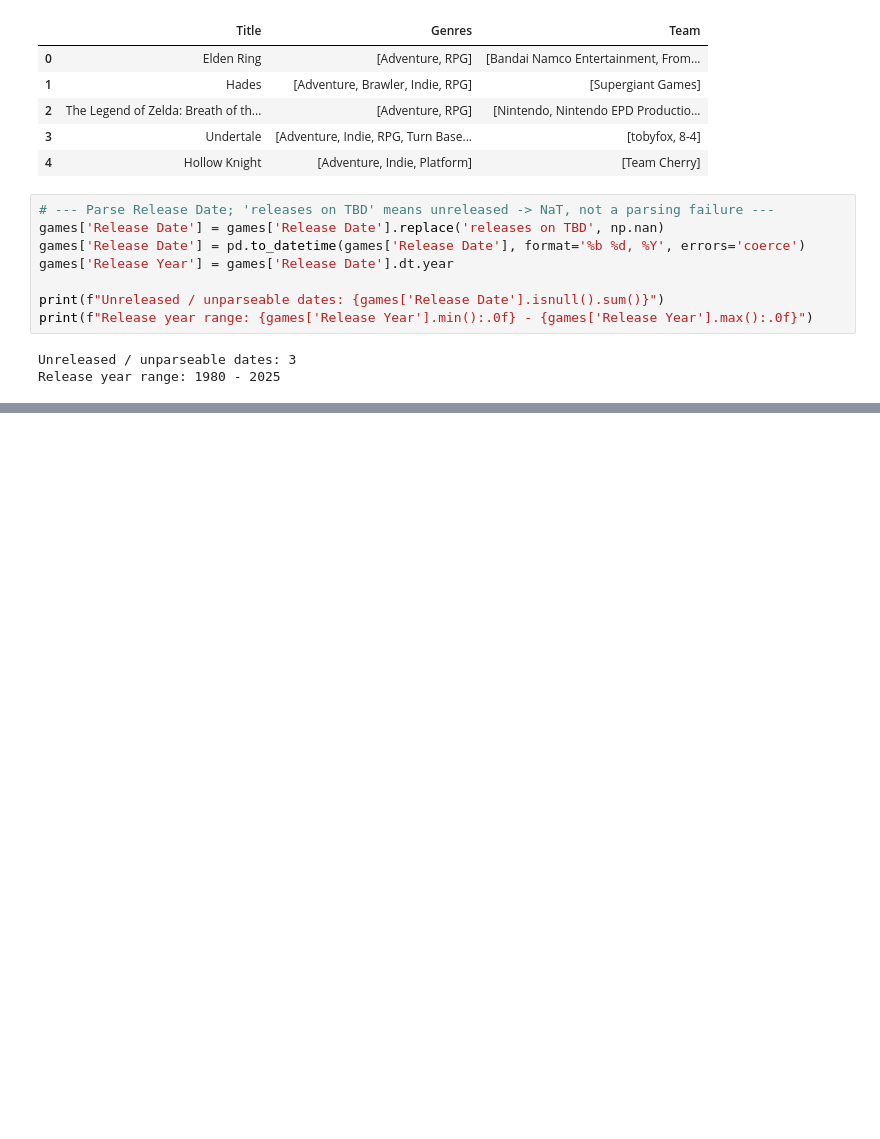
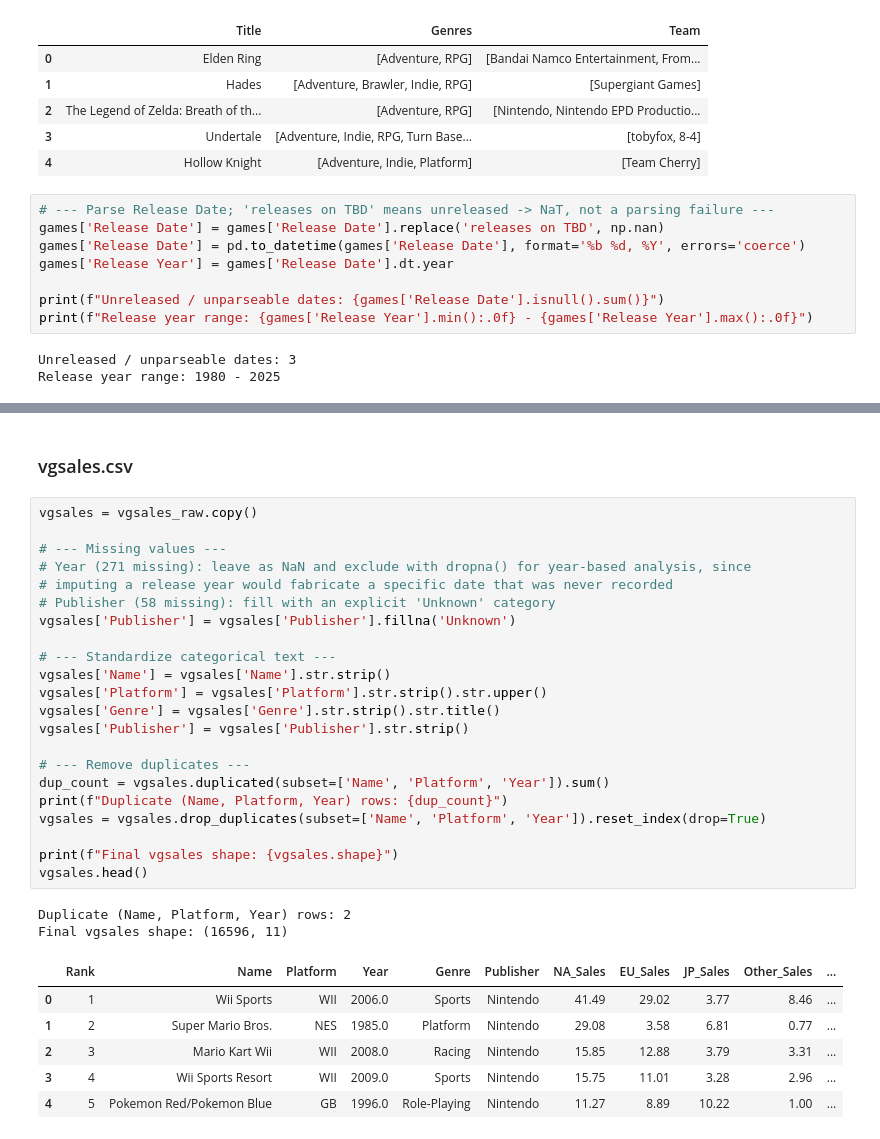
Before and after one commit to Engineer-purvesh18/Game_Analytics, a Jupyter notebook: main.ipynb, the cells around one changed output, grey strips where cells are left out. Drawn from its saved outputs; the diff is of its cells as text; blank space fills up the shorter version.

```diff
--- a/main.ipynb
+++ b/main.ipynb
@@ -187,3 +187,36 @@ Final games shape: (1099, 14)
 | 2 | The Legend of Zelda: Breath of th... | 2017-03-03 | [Nintendo, Nintendo EPD Productio... | 4.4 | 4300.0 | 4300.0 | [Adventure, Rpg] | The Legend of Zelda: Breath of th... | ['This game is the game (that is ... | ... |
 | 3 | Undertale | 2015-09-15 | [tobyfox, 8-4] | 4.2 | 3500.0 | 3500.0 | [Adventure, Indie, Rpg, Turn Base... | A small child falls into the Unde... | ['soundtrack is tied for #1 with ... | ... |
 | 4 | Hollow Knight | 2017-02-24 | [Team Cherry] | 4.4 | 3000.0 | 3000.0 | [Adventure, Indie, Platform] | A 2D metroidvania with an emphasi... | ["this games worldbuilding is inc... | ... |
+# %% [markdown]
+### vgsales.csv
+# %%
+vgsales = vgsales_raw.copy()
+
+# --- Missing values ---
+# Year (271 missing): leave as NaN and exclude with dropna() for year-based analysis, since
+# imputing a release year would fabricate a specific date that was never recorded
+# Publisher (58 missing): fill with an explicit 'Unknown' category
+vgsales['Publisher'] = vgsales['Publisher'].fillna('Unknown')
+
+# --- Standardize categorical text ---
+vgsales['Name'] = vgsales['Name'].str.strip()
+vgsales['Platform'] = vgsales['Platform'].str.strip().str.upper()
+vgsales['Genre'] = vgsales['Genre'].str.strip().str.title()
+vgsales['Publisher'] = vgsales['Publisher'].str.strip()
+
+# --- Remove duplicates ---
+dup_count = vgsales.duplicated(subset=['Name', 'Platform', 'Year']).sum()
+print(f"Duplicate (Name, Platform, Year) rows: {dup_count}")
+vgsales = vgsales.drop_duplicates(subset=['Name', 'Platform', 'Year']).reset_index(drop=True)
+
+print(f"Final vgsales shape: {vgsales.shape}")
+vgsales.head()
+# %% [output]
+Duplicate (Name, Platform, Year) rows: 2
+Final vgsales shape: (16596, 11)
+|  | Rank | Name | Platform | Year | Genre | Publisher | NA_Sales | EU_Sales | JP_Sales | Other_Sales | ... |
+| 0 | 1 | Wii Sports | WII | 2006.0 | Sports | Nintendo | 41.49 | 29.02 | 3.77 | 8.46 | ... |
+| 1 | 2 | Super Mario Bros. | NES | 1985.0 | Platform | Nintendo | 29.08 | 3.58 | 6.81 | 0.77 | ... |
+| 2 | 3 | Mario Kart Wii | WII | 2008.0 | Racing | Nintendo | 15.85 | 12.88 | 3.79 | 3.31 | ... |
+| 3 | 4 | Wii Sports Resort | WII | 2009.0 | Sports | Nintendo | 15.75 | 11.01 | 3.28 | 2.96 | ... |
+| 4 | 5 | Pokemon Red/Pokemon Blue | GB | 1996.0 | Role-Playing | Nintendo | 11.27 | 8.89 | 10.22 | 1.00 | ... |
```
